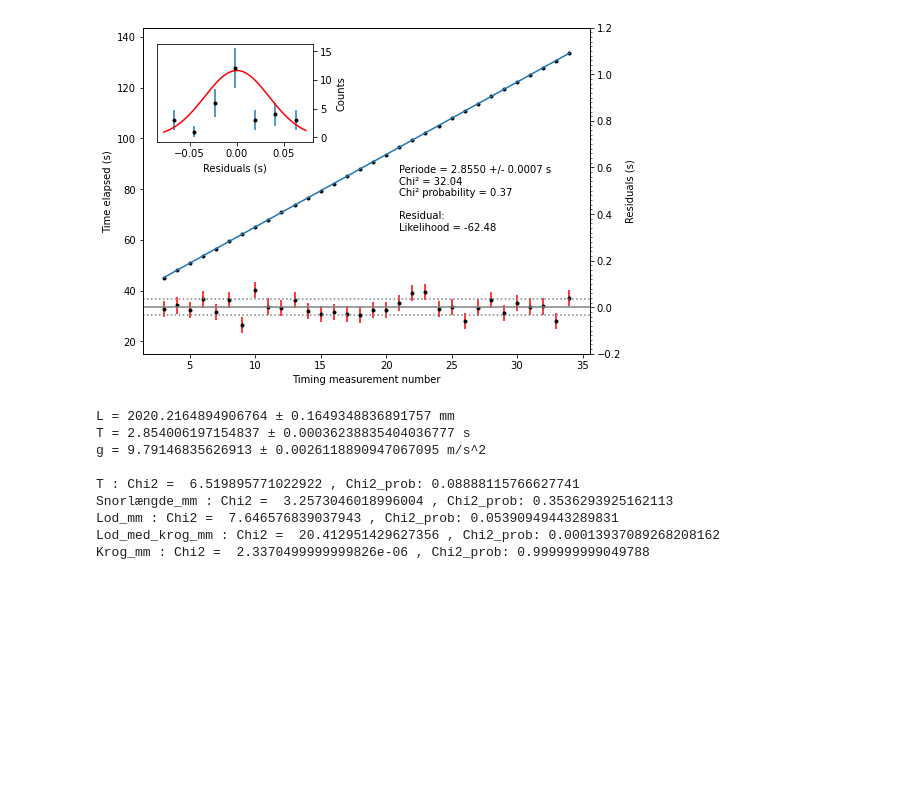
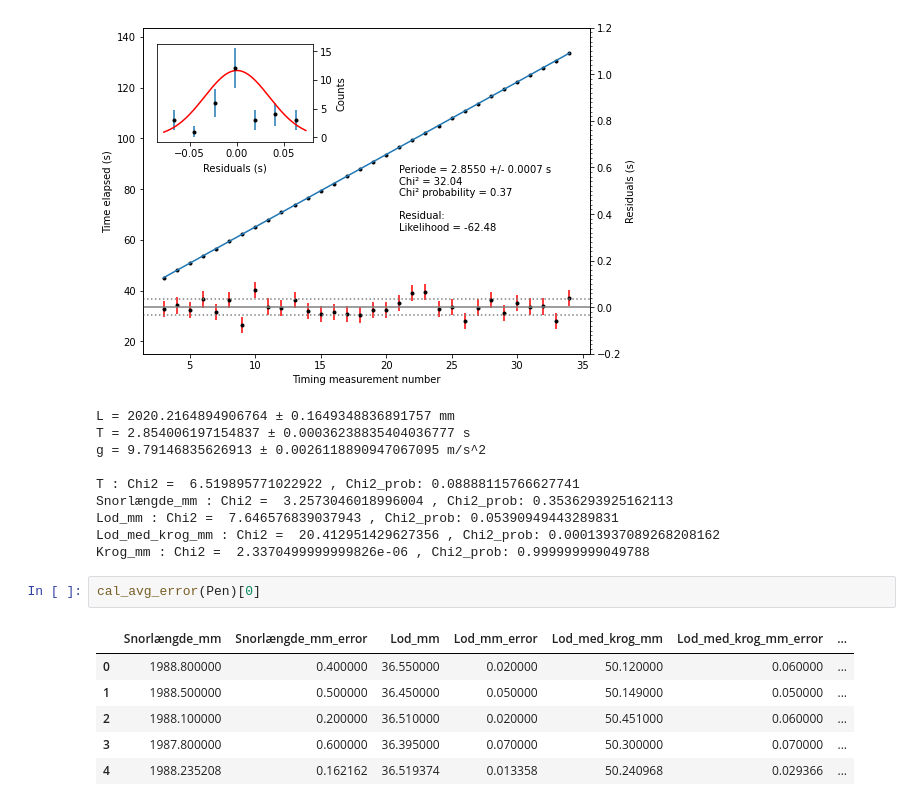
Before and after one commit to MortenSBendtsen/AppStatProject, a Jupyter notebook: Forsøg 1/Pendul_main-Copy1-checkpoint-Copy1.ipynb, the cells around one changed output. Drawn from its saved outputs; the diff is of its cells as text; blank space fills up the shorter version.

```diff
--- a/Forsøg 1/Pendul_main-Copy1-checkpoint-Copy1.ipynb
+++ b/Forsøg 1/Pendul_main-Copy1-checkpoint-Copy1.ipynb
@@ -279,3 +279,12 @@ Snorlængde_mm : Chi2 =  3.2573046018996004 , Chi2_prob: 0.3536293925162113
 Lod_mm : Chi2 =  7.646576839037943 , Chi2_prob: 0.05390949443289831
 Lod_med_krog_mm : Chi2 =  20.412951429627356 , Chi2_prob: 0.00013937089268208162
 Krog_mm : Chi2 =  2.3370499999999826e-06 , Chi2_prob: 0.999999999049788
+# %%
+cal_avg_error(Pen)[0]
+# %% [output]
+|  | Snorlængde_mm | Snorlængde_mm_error | Lod_mm | Lod_mm_error | Lod_med_krog_mm | Lod_med_krog_mm_error | ... |
+| 0 | 1988.800000 | 0.400000 | 36.550000 | 0.020000 | 50.120000 | 0.060000 | ... |
+| 1 | 1988.500000 | 0.500000 | 36.450000 | 0.050000 | 50.149000 | 0.050000 | ... |
+| 2 | 1988.100000 | 0.200000 | 36.510000 | 0.020000 | 50.451000 | 0.060000 | ... |
+| 3 | 1987.800000 | 0.600000 | 36.395000 | 0.070000 | 50.300000 | 0.070000 | ... |
+| 4 | 1988.235208 | 0.162162 | 36.519374 | 0.013358 | 50.240968 | 0.029366 | ... |
```
Also changed, not shown: 1 other file.
